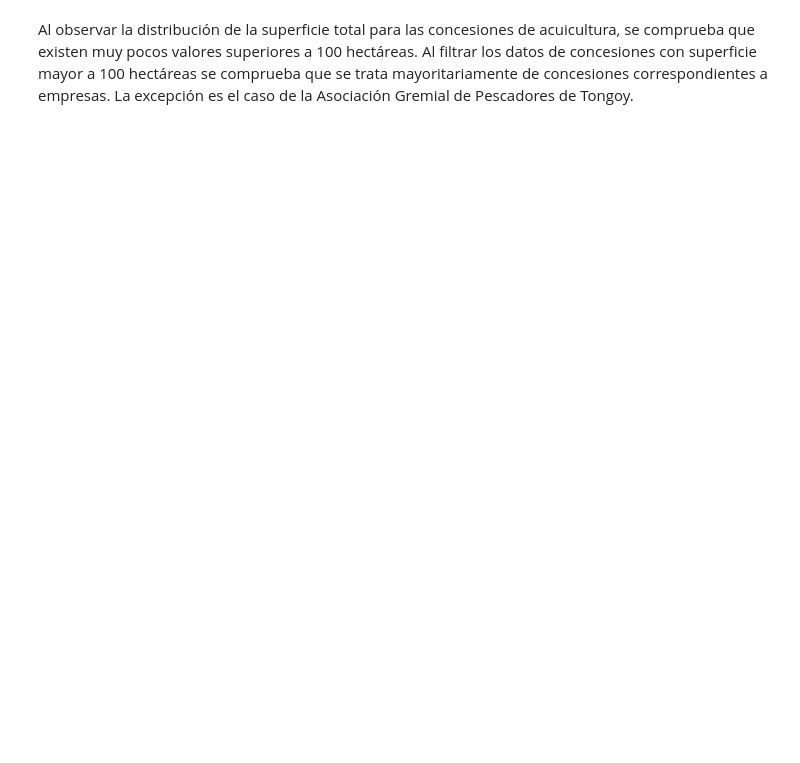
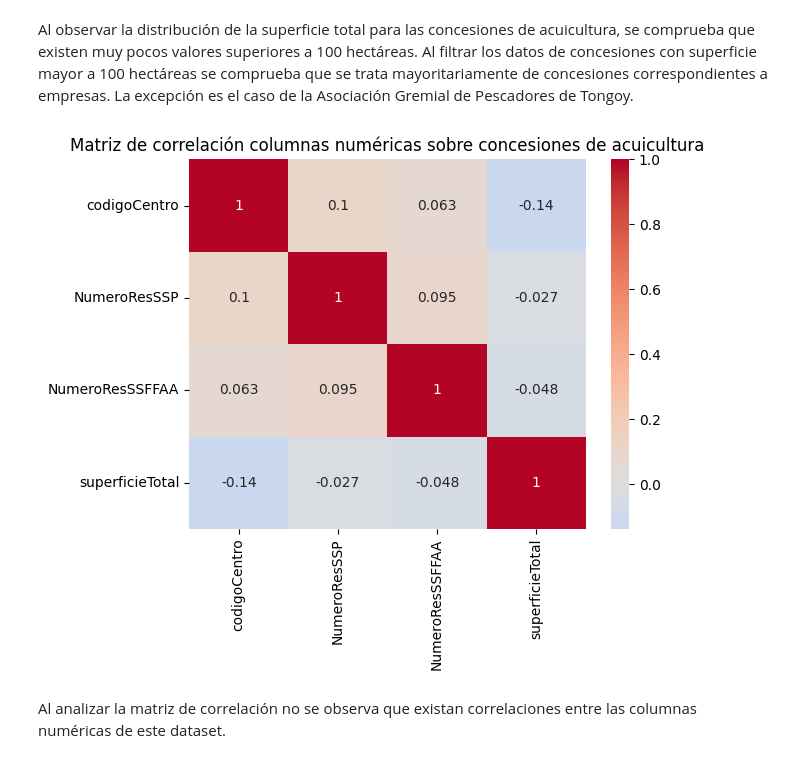
Before and after one commit to principioincertidumbre/proyecto-final, a Jupyter notebook: Notebooks_acuicultura/1_Analisis_Exploratorio.ipynb, the cells around one changed output. Drawn from its saved outputs; the diff is of its cells as text; code cells hidden in the pictures; blank space fills up the shorter version.

Commit message:
Agrega matriz de correlación, mejora y agrega descripciones del dataset

```diff
--- a/Notebooks_acuicultura/1_Analisis_Exploratorio.ipynb
+++ b/Notebooks_acuicultura/1_Analisis_Exploratorio.ipynb
@@ -529,3 +537,13 @@ df_superficie
 | 3232 | 100336 | 900000005 | ANCUD | REGIÓN DE LOS LAGOS | 93776003-5: ALGAS MARINAS S.A. AL... | 117 | 1980-03-25 | Aprueba | ... |
 # %% [markdown]
 Al observar la distribución de la superficie total para las concesiones de acuicultura, se comprueba que existen muy pocos valores superiores a 100 hectáreas. Al filtrar los datos de concesiones con superficie mayor a 100 hectáreas se comprueba que se trata mayoritariamente de concesiones correspondientes a empresas. La excepción es el caso de la Asociación Gremial de Pescadores de Tongoy.
+# %%
+#Matriz de correlación de los valores numéricos del dataset
+correlation_matrix = df_acuicultura.corr(numeric_only=True)
+sns.heatmap(correlation_matrix, annot=True, cmap="coolwarm", center=0)
+plt.title("Matriz de correlación columnas numéricas sobre concesiones de acuicultura")
+plt.show()
+# %% [output]
+[figure, added]
+# %% [markdown]
+Al analizar la matriz de correlación no se observa que existan correlaciones entre las columnas numéricas de este dataset.
```
Also changed, not shown: parts of 7 cells of this notebook.
